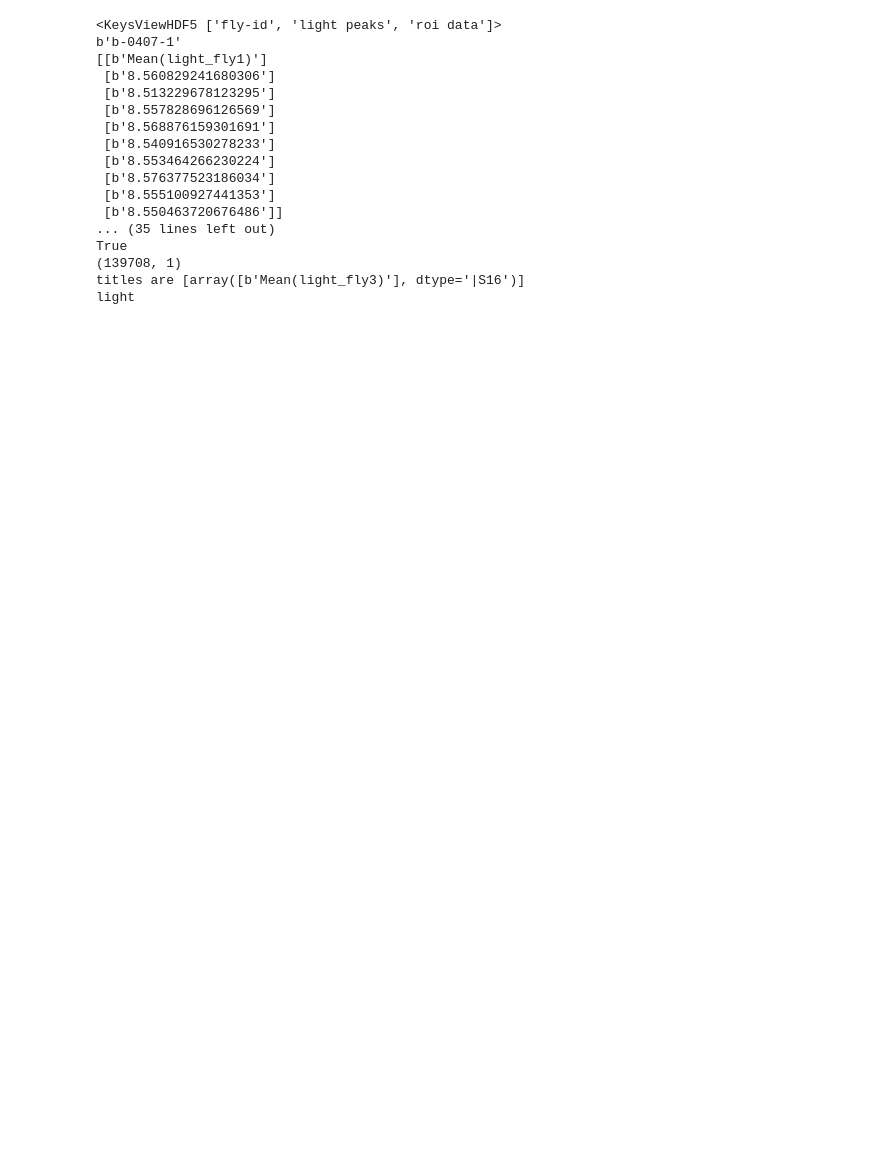
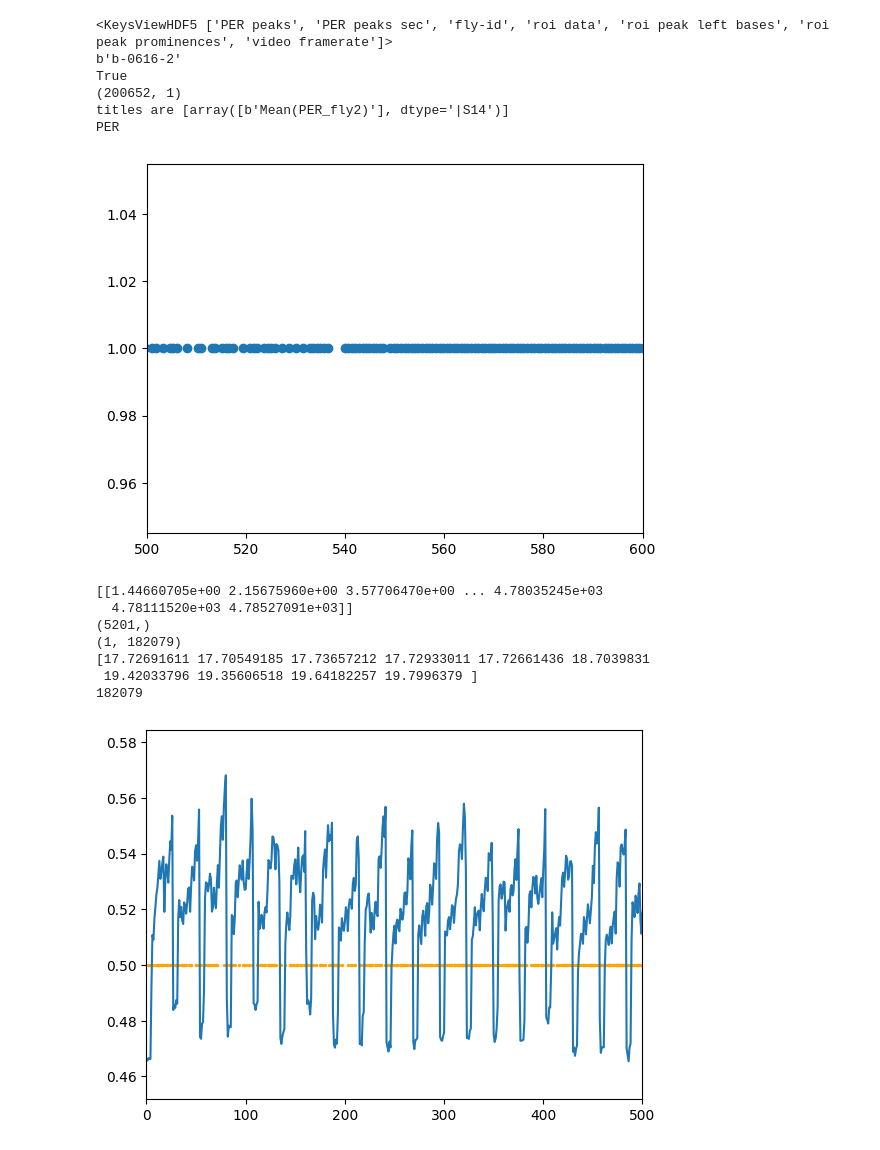
Before and after one commit to ashley-smart/PER-processing, a Jupyter notebook: testing_PER_behavior.ipynb, the cells around one changed output. Drawn from its saved outputs; the diff is of its cells as text; code cells hidden in the pictures; blank space fills up the shorter version.

```diff
--- a/testing_PER_behavior.ipynb
+++ b/testing_PER_behavior.ipynb
@@ -124,4 +131,5 @@ interval_time = None ##decide if I should change this later
 # %%
+video_framerate = 38.02
 h5files = [file for file in os.listdir(SavePath) if '.h5' in file]
 
 for fly in h5files:
@@ -131,31 +139,66 @@ for fly in h5files:
         print(f['fly-id'][()])
         if 'roi data' in f.keys():
             roi_data = f['roi data'][()]
-            print(roi_data[0:10])
-            print(roi_data[0][0])
+            # print(roi_data[0:10])
+            # print(roi_data[0][0])
             if 'Mean' in str(roi_data[0][0]):
                 print(True)
             #print(peaks.is_column_mean(roi_data, 0, 0))
             print(np.shape(roi_data))
-            data_peaks, properties, columns = peaks.get_peaks(roi_data, each_path)
+            data_peaks, properties, columns = peaks.get_peaks(roi_data, each_path, video_framerate, prominence = .3)
+            # print(properties)
+            # print(properties['left_bases'])
+            peaks.add_to_h5(each_path, 'roi peak left bases', properties['left_bases'])
+            plt.scatter(data_peaks[0], np.ones(len(data_peaks[0])))
+            plt.plot(columns)
+            plt.show()
         if 'voltage data' in f.keys():
             voltage_data = f['voltage data'][()]
-            light_peaks, light_properties, columns = peaks.get_peaks(roi_data, each_path)
+            voltage_peaks, voltage_properties, voltage_columns = peaks.get_peaks(voltage_data, each_path, voltage_framerate)
 # %% [output]
-<KeysViewHDF5 ['fly-id', 'light peaks', 'roi data']>
-b'b-0407-1'
-[[b'Mean(light_fly1)']
- [b'8.560829241680306']
- [b'8.513229678123295']
- [b'8.557828696126569']
- [b'8.568876159301691']
- [b'8.540916530278233']
- [b'8.553464266230224']
- [b'8.576377523186034']
- [b'8.555100927441353']
- [b'8.550463720676486']]
-... (35 lines left out)
+<KeysViewHDF5 ['PER peaks', 'PER peaks sec', 'fly-id', 'roi data', 'roi peak left bases', 'roi peak prominences', 'video framerate']>
+b'b-0616-2'
 True
-(139708, 1)
-titles are [array([b'Mean(light_fly3)'], dtype='|S16')]
-light
+(200652, 1)
+titles are [array([b'Mean(PER_fly2)'], dtype='|S14')]
+PER
+# %%
+video_framerate = 38.02
+framerate = 38.02
+
+## get peaks per second rather than frames
+data_peaks_sec = np.array(data_peaks) / video_framerate ##rois will always be retrieved from video
+#voltage_peaks_sec = np.array(voltage_peaks) / voltage_framerate #voltage will always have the same framerate
+
+#plt.plot(data_peaks_sec[0])
+plt.scatter(data_peaks_sec[0], np.ones(len(data_peaks_sec[0])))
+plt.xlim(500,600)
+plt.show()
+print(data_peaks_sec)
+print(np.shape(data_peaks_sec[0]))
+
+print(np.shape(columns))
+print(columns[0][0:10])
+print(len(columns[0]))
+plt.plot(columns[0][0:5000]/framerate)
+plt.scatter(data_peaks_sec[0][0:5000], np.ones(len(data_peaks_sec[0][0:5000]))*.5, color = 'orange', s = 2)
+plt.xlim(0,500)
+plt.show()
+
+
+# ##find peak onsets
+
+# PER_onsets_matrix_sec = get_onsets_matrix(PER_peaks_sec, data, PER_columns, identifier = 'PER')
+# light_onsets_matrix_sec = get_onsets_matrix(light_peaks_sec, light_data[data_index], light_columns, identifier = 'light')
+# light_onset_indices = light_peak_properties['left_bases']
+# PER_onset_indices = PER_peak_properties['left_bases']
+# %% [output]
+[figure, added]
+[[1.44660705e+00 2.15675960e+00 3.57706470e+00 ... 4.78035245e+03
+  4.78111520e+03 4.78527091e+03]]
+(5201,)
+(1, 182079)
+[17.72691611 17.70549185 17.73657212 17.72933011 17.72661436 18.7039831
+ 19.42033796 19.35606518 19.64182257 19.7996379 ]
+182079
+[figure, added]
```
Also changed, not shown: parts of 5 cells of this notebook, 2 other files.
